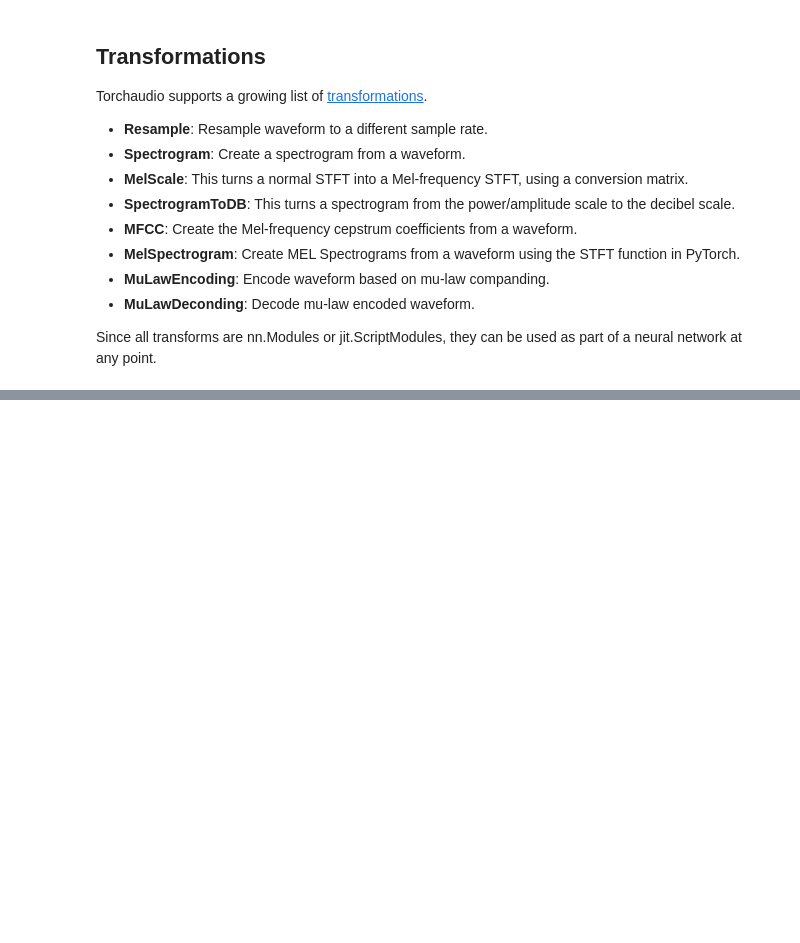
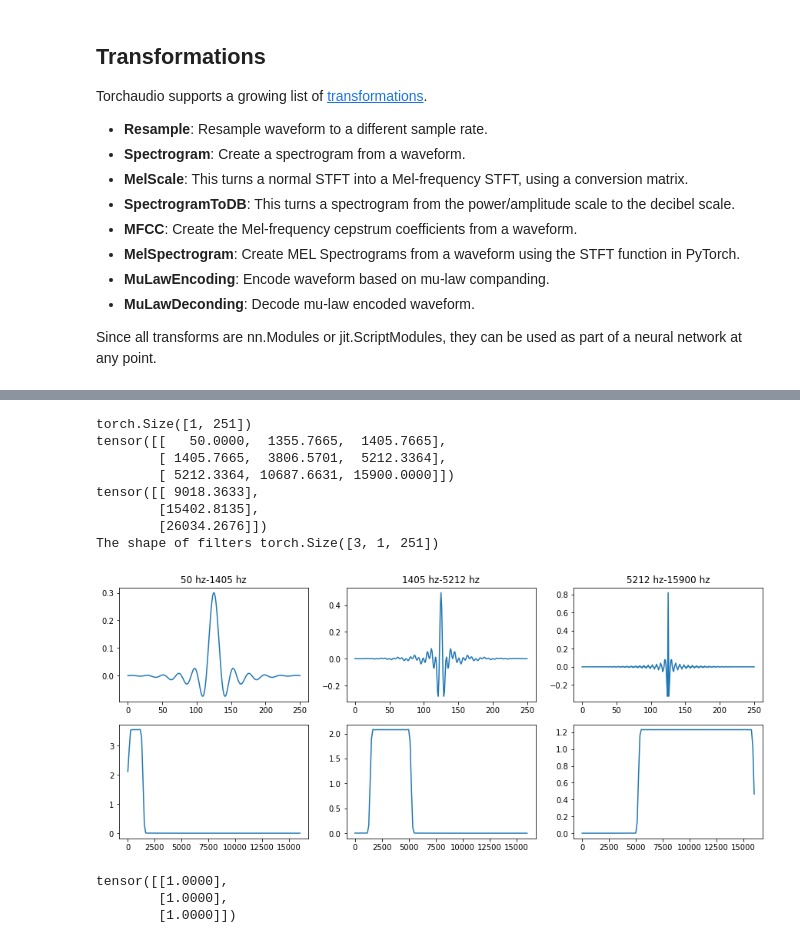
Before and after one commit to ghPRao/sound2text, a Jupyter notebook: notebooks/torchaudio.ipynb, the cells around one changed output, grey strips where cells are left out. Cells and saved outputs as stored; diff of their text form; code cells hidden in the pictures; blank space fills up the shorter version.

```diff
--- a/notebooks/torchaudio.ipynb
+++ b/notebooks/torchaudio.ipynb
@@ -59,0 +116,45 @@ Since all transforms are nn.Modules or jit.ScriptModules, they can be used as pa
+# %%
+n = 2 * math.pi * torch.arange(-(kernel_size // 2), (kernel_size // 2) + 1).view(1, -1) / samplerate
+n[n == 0] = 1e-8
+
+low_hz = torch.Tensor(hz[:-1]).view(-1, 1)
+band_hz = torch.Tensor(np.diff(hz)).view(-1, 1)
+high_hz = torch.Tensor(hz[1:]).view(-1, 1)
+
+print(n.shape)
+print(torch.cat([low_hz, band_hz, high_hz], dim=1))
+
+f_t_low = torch.matmul(low_hz, n)
+f_t_high = torch.matmul(high_hz, n)
+
+filters = ((torch.sin(f_t_high)-torch.sin(f_t_low))/(n/2))*torch.from_numpy(window).type(torch.float32)
+filters[:,kernel_size//2:kernel_size//2+1] = 2. * (high_hz - low_hz)
+print(torch.norm(filters, dim=1, keepdim=True))
+filters = filters / torch.norm(filters, dim=1, keepdim=True)#filters / filters.max()#[:,125:126] # 权重归一化
+filters = filters.view(out_channels, 1, kernel_size)
+
+print("The shape of filters {}".format(filters.shape))
+
+plt.figure(figsize=(15, 6))
+for i in range(out_channels):
+    plt.subplot(2,3,i+1)
+    plt.plot(filters[i,0,:].detach().numpy())
+    plt.title('%d hz-%d hz' % (low_hz[i,0], high_hz[i,0]))
+    plt.subplot(2,3,i+1+3)
+    plt.plot(np.linspace(0, samplerate//2, kernel_size//2+1), np.abs(np.fft.rfft(filters[i,0,:].detach().numpy())))
+# %% [output]
+torch.Size([1, 251])
+tensor([[   50.0000,  1355.7665,  1405.7665],
+        [ 1405.7665,  3806.5701,  5212.3364],
+        [ 5212.3364, 10687.6631, 15900.0000]])
+tensor([[ 9018.3633],
+        [15402.8135],
+        [26034.2676]])
+The shape of filters torch.Size([3, 1, 251])
+[figure, added]
+# %%
+torch.norm(filters.squeeze(), dim=1, keepdim=True)
+# %% [output]
+tensor([[1.0000],
+        [1.0000],
+        [1.0000]])
```
Also changed, not shown: parts of 29 cells of this notebook, 3 other files.
